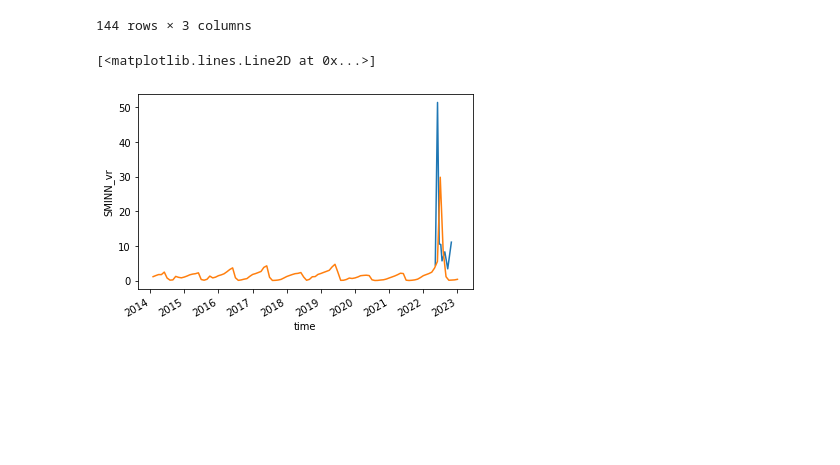
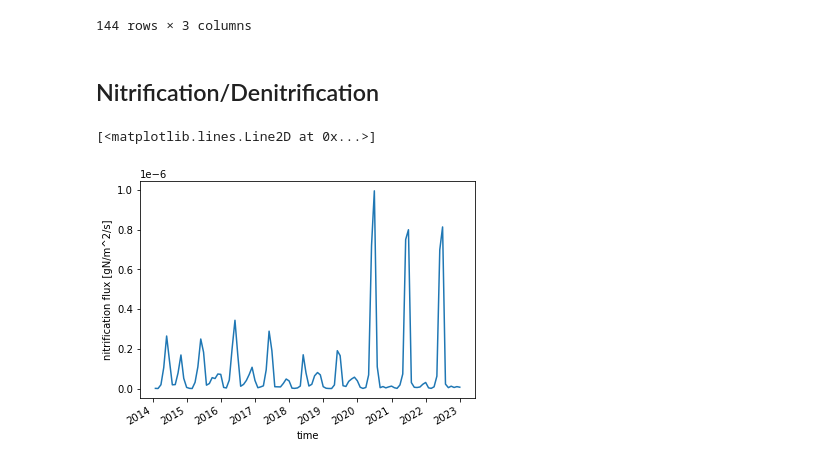
Before and after one commit to jinmuluo/pymaps, a Jupyter notebook: NitrogenBalanceMesocosm.ipynb, the cells around one changed output. Saved outputs shown, nothing was run; the diff lists cells and outputs as text; code cells hidden in the pictures; blank space fills up the shorter version.

```diff
--- a/NitrogenBalanceMesocosm.ipynb
+++ b/NitrogenBalanceMesocosm.ipynb
@@ -120,13 +126,10 @@ dsMESOCOSM
 |  |  |  | 2022-09-19 | 2.7 | 4.7 | 7.4 |
 |  |  |  | 2022-10-28 | 5.1 | 5.4 | 10.5 |
 144 rows × 3 columns
-# %%
-a = dsCLM['SMINN_vr'].sel(levsoi=[0.01, 0.04, 0.09]).mean(dim='levsoi')
-
-# gN/m3 to mgN/kg at the top 9 cm soil, soil density is 2650 kg/m3
-a = a*1000/2650
-dsMESOCOSM.loc[('Clarion', 123, 'B26'), 'soil_sminn'].plot()
-a.plot()
-# %% [output]
-[<matplotlib.lines.Line2D at 0x...>]
-[figure, removed]
+# %% [markdown]
+## Nitrification/Denitrification
+# %%
+dsCLM['F_NIT'].plot()
+# %% [output]
+[<matplotlib.lines.Line2D at 0x...>]
+[figure, added]
```
Also changed, not shown: parts of 6 cells of this notebook, 10 other files.
